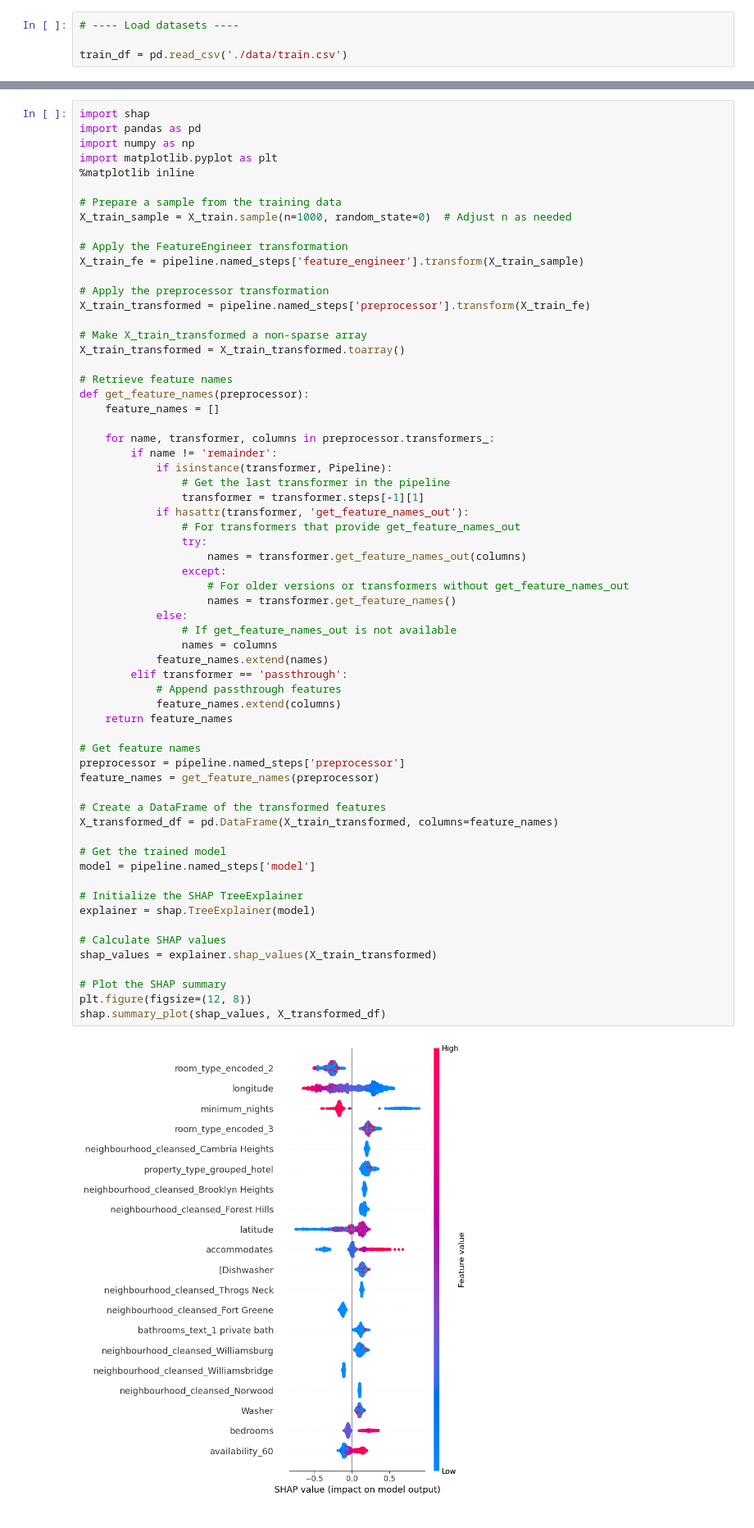
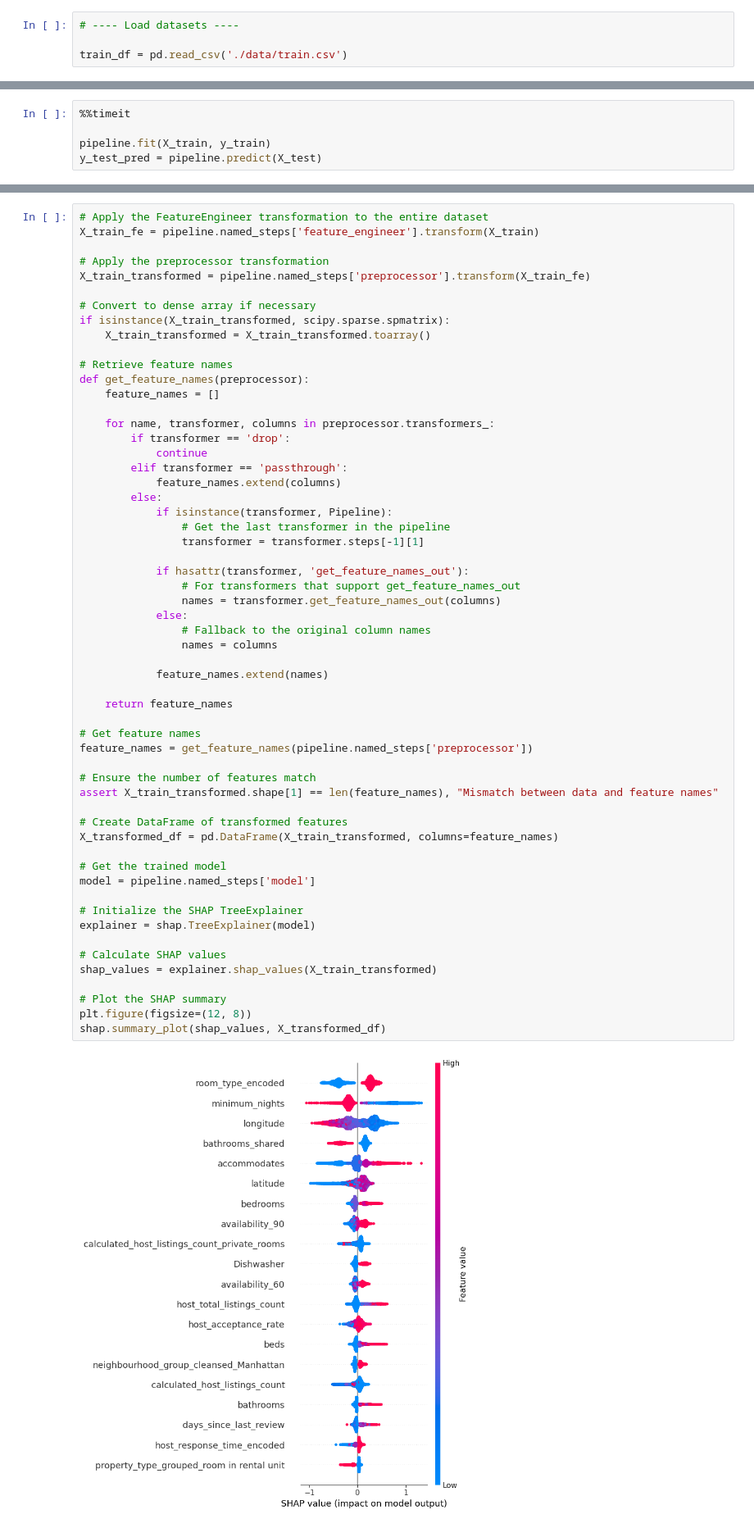
Before and after one commit to michaelscutari/cs671-kaggle-project, a Jupyter notebook: Airbnbpricing_v2_pipeline.ipynb, the cells around one changed output, grey strips where cells are left out. Shown at 82% size. Saved outputs shown, nothing was run; the diff lists cells and outputs as text.

```diff
--- a/Airbnbpricing_v2_pipeline.ipynb
+++ b/Airbnbpricing_v2_pipeline.ipynb
@@ -310,0 +378,5 @@ Test RMSE: 0.7257
+# %%
+%%timeit
+
+pipeline.fit(X_train, y_train)
+y_test_pred = pipeline.predict(X_test)
@@ -433,65 +532,59 @@ plt.show()
 # %%
-import shap
-import pandas as pd
-import numpy as np
-import matplotlib.pyplot as plt
-%matplotlib inline
-
-# Prepare a sample from the training data
-X_train_sample = X_train.sample(n=1000, random_state=0)  # Adjust n as needed
-
-# Apply the FeatureEngineer transformation
-X_train_fe = pipeline.named_steps['feature_engineer'].transform(X_train_sample)
+# Apply the FeatureEngineer transformation to the entire dataset
+X_train_fe = pipeline.named_steps['feature_engineer'].transform(X_train)
 
 # Apply the preprocessor transformation
 X_train_transformed = pipeline.named_steps['preprocessor'].transform(X_train_fe)
 
-# Make X_train_transformed a non-sparse array
-X_train_transformed = X_train_transformed.toarray()
+# Convert to dense array if necessary
+if isinstance(X_train_transformed, scipy.sparse.spmatrix):
+    X_train_transformed = X_train_transformed.toarray()
 
 # Retrieve feature names
 def get_feature_names(preprocessor):
     feature_names = []
 
     for name, transformer, columns in preprocessor.transformers_:
-        if name != 'remainder':
+        if transformer == 'drop':
+            continue
+        elif transformer == 'passthrough':
+            feature_names.extend(columns)
+        else:
             if isinstance(transformer, Pipeline):
                 # Get the last transformer in the pipeline
                 transformer = transformer.steps[-1][1]
+
             if hasattr(transformer, 'get_feature_names_out'):
-                # For transformers that provide get_feature_names_out
-                try:
-                    names = transformer.get_feature_names_out(columns)
-                except:
-                    # For older versions or transformers without get_feature_names_out
-                    names = transformer.get_feature_names()
+                # For transformers that support get_feature_names_out
+                names = transformer.get_feature_names_out(columns)
             else:
-                # If get_feature_names_out is not available
+                # Fallback to the original column names
                 names = columns
+
             feature_names.extend(names)
-        elif transformer == 'passthrough':
-            # Append passthrough features
-            feature_names.extend(columns)
+
     return feature_names
 
 # Get feature names
-preprocessor = pipeline.named_steps['preprocessor']
-feature_names = get_feature_names(preprocessor)
+feature_names = get_feature_names(pipeline.named_steps['preprocessor'])
 
-# Create a DataFrame of the transformed features
+# Ensure the number of features match
+assert X_train_transformed.shape[1] == len(feature_names), "Mismatch between data and feature names"
+
+# Create DataFrame of transformed features
 X_transformed_df = pd.DataFrame(X_train_transformed, columns=feature_names)
 
 # Get the trained model
 model = pipeline.named_steps['model']
 
 # Initialize the SHAP TreeExplainer
 explainer = shap.TreeExplainer(model)
 
 # Calculate SHAP values
 shap_values = explainer.shap_values(X_train_transformed)
 
 # Plot the SHAP summary
 plt.figure(figsize=(12, 8))
 shap.summary_plot(shap_values, X_transformed_df)
 # %% [output]
-[figure, old version]
+[figure, new version]
```
Also changed, not shown: parts of 23 cells of this notebook, 26 other files.
